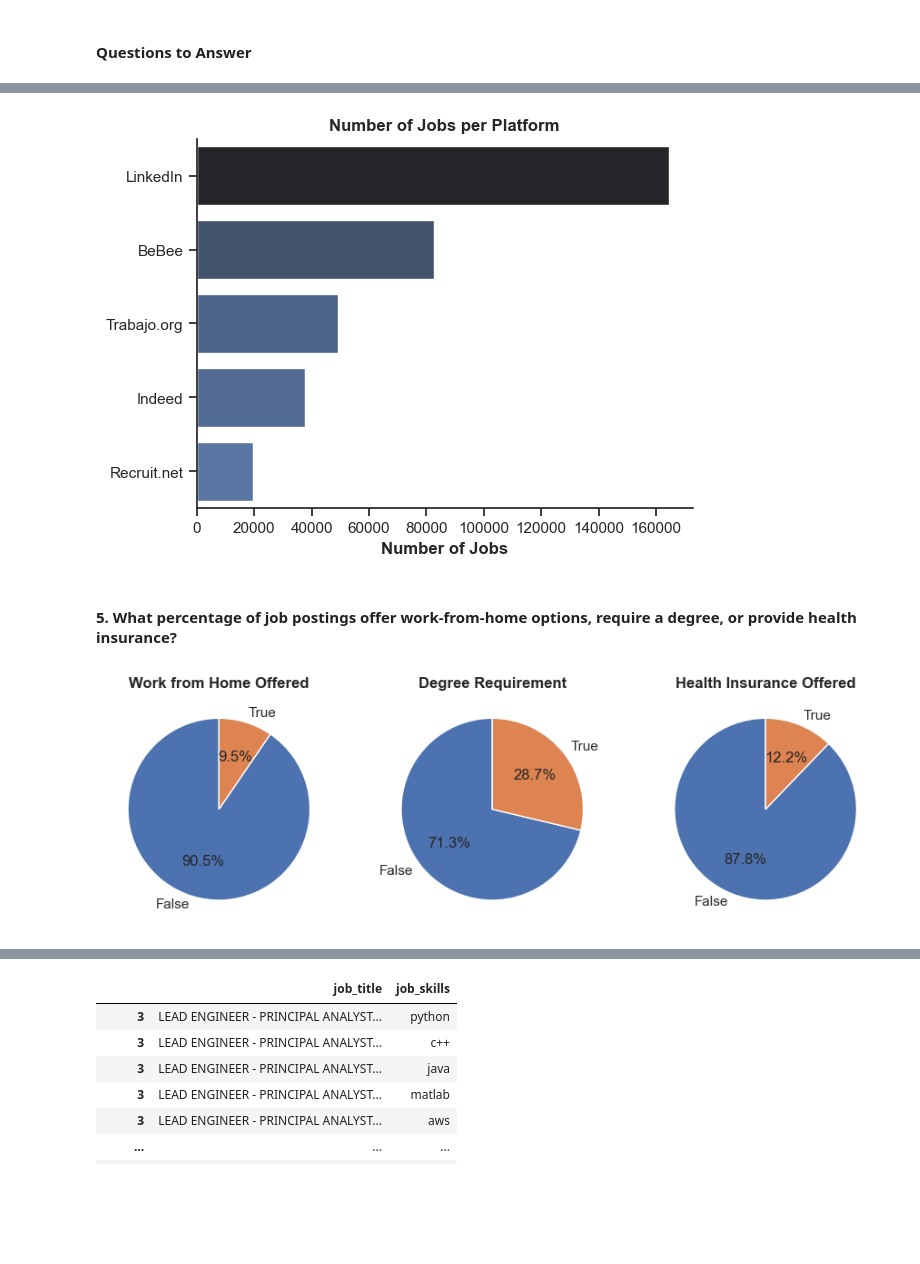
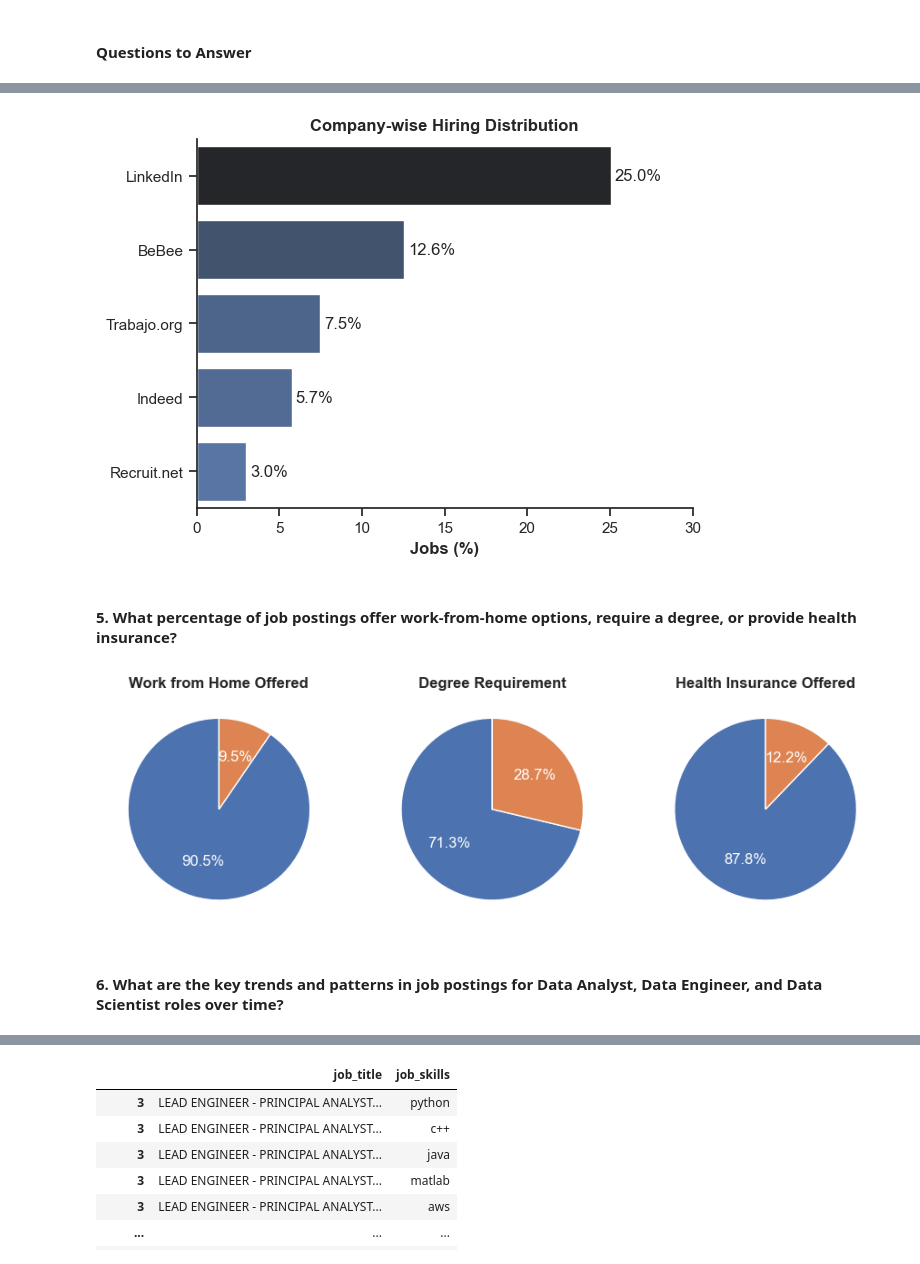
Before and after one commit to kierncb/Python_Data_Job_EDA, a Jupyter notebook: Exploratory_Data_Analysis.ipynb, the cells around one changed output, grey strips where cells are left out. Cells and saved outputs as stored; diff of their text form; code cells hidden in the pictures; blank space fills up the shorter version.

```diff
--- a/Exploratory_Data_Analysis.ipynb
+++ b/Exploratory_Data_Analysis.ipynb
@@ -89,9 +86,6 @@ df['job_via'] = df['job_via'].str.replace(r'\s*via\s*', '', regex=True)
 # %%
 # Convert string representations of list into actual Python list
 df['job_skills'] = df['job_skills'].apply(lambda x: ast.literal_eval(x))
-# %%
-# Convert string representations of dictionary into actual Python dictionary
-df['job_type_skills'] = df['job_type_skills'].apply(lambda x: ast.literal_eval(x))
 # %%
 df.head()
 # %% [output]
@@ -144,11 +203,18 @@ plt.show()
 # %%
-df_companies = df['company_name'].value_counts().to_frame().head(10)
+# Plot
+sns.set_theme(style='ticks')
+ax = sns.barplot(data=df_job_company, x='proportion', y='company_name', hue='proportion', palette='dark:b_r', legend=False)
+sns.despine()
 
-sns.set_theme(style='ticks')
-sns.barplot(data=df_companies, x='count', y='company_name', hue='count', palette='dark:b_r', legend=False)
-sns.despine()
-plt.title('Number of Jobs per Company', weight='bold')
-plt.xlabel('Number of Jobs', weight='bold')
+# Add percentage labels
+for container in ax.containers:
+    ax.bar_label(container, fmt='%.1f%%', padding=3)
+
+# Set x-axis limit to 1%
+plt.xlim(0, 1)
+
+plt.title('Company-wise Hiring Distribution', weight='bold')
+plt.xlabel('Jobs (%)', weight='bold')
 plt.ylabel('')
 plt.show()
 # %% [output]
@@ -157,0 +224,4 @@ plt.show()
+# %%
+# Calculate the percentage distribution of job postings by platform
+df_job_platform = df['job_via'].value_counts(normalize=True).mul(100).to_frame().head(5)
+df_job_platform
@@ -158,30 +236,49 @@ plt.show()
 # %%
-df_platform = df['job_via'].value_counts().to_frame().head(5)
+# Plot
+sns.set_theme(style='ticks')
+ax = sns.barplot(data=df_job_platform, x='proportion', y='job_via', hue='proportion', palette='dark:b_r', legend=False)
+sns.despine()
 
-sns.set_theme(style='ticks')
-sns.barplot(data=df_platform, x='count', y='job_via', hue='count', palette='dark:b_r', legend=False)
-sns.despine()
-plt.title('Number of Jobs per Platform', weight='bold')
-plt.xlabel('Number of Jobs', weight='bold')
+# Add percentage labels
+for container in ax.containers:
+    ax.bar_label(container, fmt='%.1f%%', padding=3)
+
+# Set x-axis limit to 30%
+plt.xlim(0, 30)
+
+plt.title('Company-wise Hiring Distribution', weight='bold')
+plt.xlabel('Jobs (%)', weight='bold')
 plt.ylabel('')
 plt.show()
 # %% [output]
-[figure, old version]
+[figure, new version]
 # %% [markdown]
 #### **5. What percentage of job postings offer work-from-home options, require a degree, or provide health insurance?**
 # %%
+# Dictionary mapping dataset column names to more readable chart titles
 dict_column = {
     'job_work_from_home': 'Work from Home Offered',
     'job_no_degree_mention': 'Degree Requirement',
     'job_health_insurance': 'Health Insurance Offered'
 }
 
+# Create a figure with 1 row and 3 columns of subplots, set figure size
 fig, ax = plt.subplots(1, 3, figsize=(11, 3.5))
 
+# Loop through each column-title pair in the dictionary
+# Create multiple pie charts—one for each column in the dataset
 for i, (column, title) in enumerate(dict_column.items()):
-    ax[i].pie(df[column].value_counts(), labels=['False', 'True'], autopct='%1.1f%%', startangle=90)
+    ax[i].pie(
+        df[column].value_counts(),
+        labels=['False', 'True'],
+        autopct='%1.1f%%',
+        startangle=90,
+        textprops={'color': 'white'}
+    )
     ax[i].set_title(title, weight='bold')
 
 plt.show()
 # %% [output]
-[figure, old version]
+[figure, new version]
+# %% [markdown]
+#### **6. What are the key trends and patterns in job postings for Data Analyst, Data Engineer, and Data Scientist roles over time?**
```
Also changed, not shown: parts of 34 cells of this notebook.
